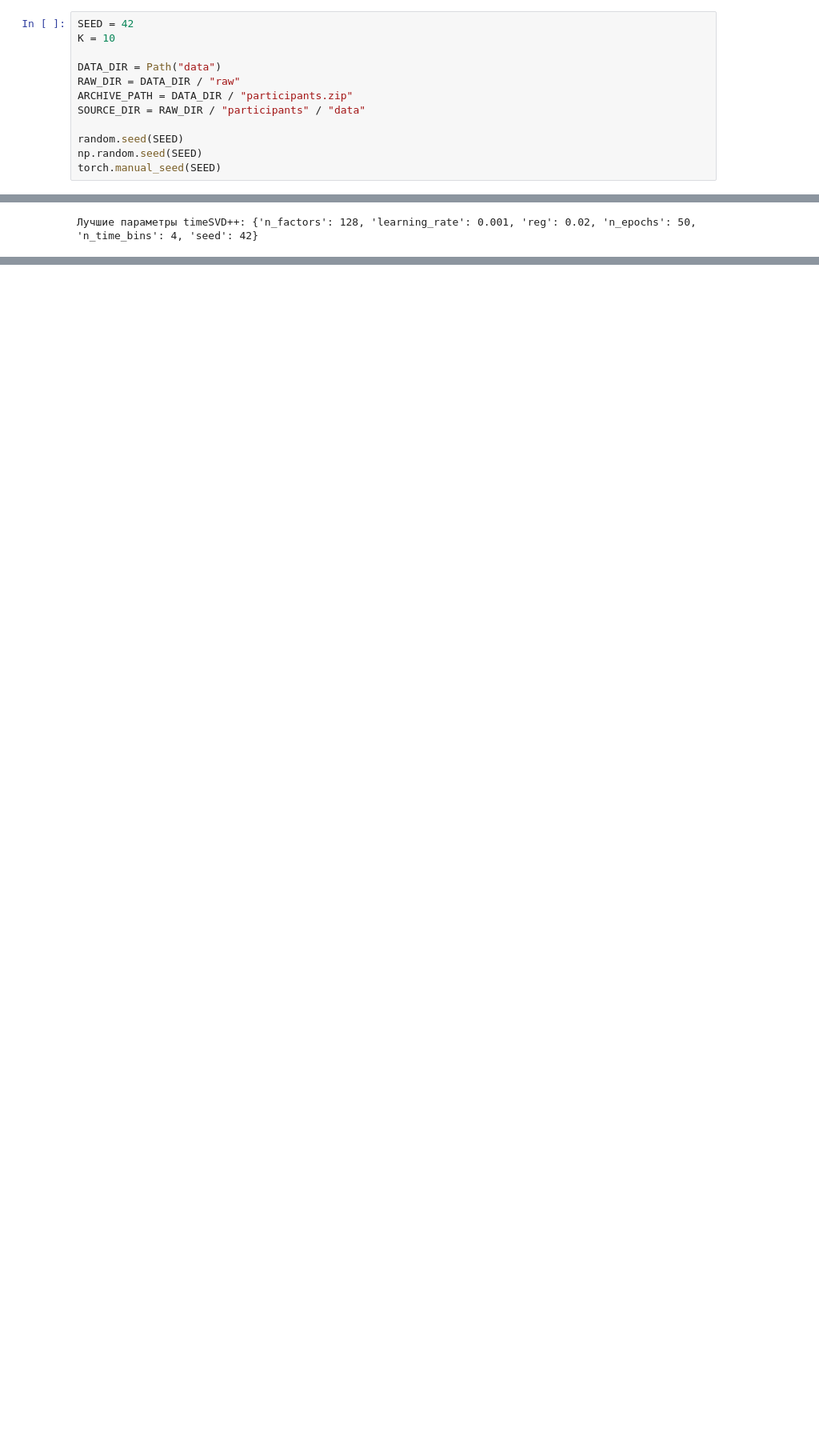
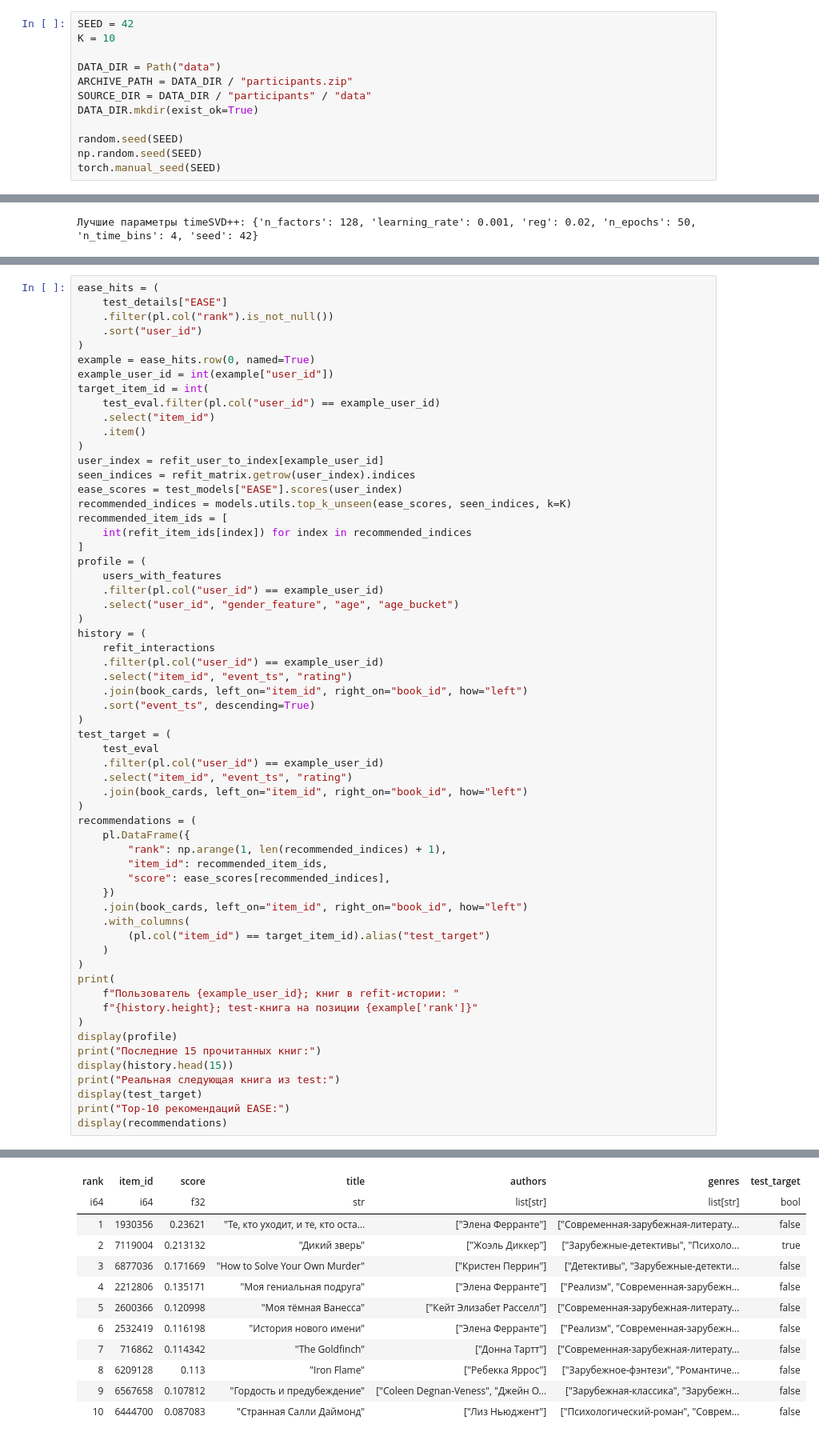
Before and after one commit to vshsch/recsys-hw1, a Jupyter notebook: experiments.ipynb, the cells around one changed output, grey strips where cells are left out. Shown at 80% size. Drawn from its saved outputs; the diff is of its cells as text; blank space fills up the shorter version.

Commit message:
Add test, final notes

```diff
--- a/experiments.ipynb
+++ b/experiments.ipynb
@@ -74,9 +74,9 @@ SEED = 42
 K = 10
 
 DATA_DIR = Path("data")
-RAW_DIR = DATA_DIR / "raw"
 ARCHIVE_PATH = DATA_DIR / "participants.zip"
-SOURCE_DIR = RAW_DIR / "participants" / "data"
+SOURCE_DIR = DATA_DIR / "participants" / "data"
+DATA_DIR.mkdir(exist_ok=True)
 
 random.seed(SEED)
 np.random.seed(SEED)
@@ -2558,0 +2849,61 @@ shape: (6, 7)
+# %%
+ease_hits = (
+    test_details["EASE"]
+    .filter(pl.col("rank").is_not_null())
+    .sort("user_id")
+)
+example = ease_hits.row(0, named=True)
+example_user_id = int(example["user_id"])
+target_item_id = int(
+    test_eval.filter(pl.col("user_id") == example_user_id)
+    .select("item_id")
+    .item()
+)
+user_index = refit_user_to_index[example_user_id]
+seen_indices = refit_matrix.getrow(user_index).indices
+ease_scores = test_models["EASE"].scores(user_index)
+recommended_indices = models.utils.top_k_unseen(ease_scores, seen_indices, k=K)
+recommended_item_ids = [
+    int(refit_item_ids[index]) for index in recommended_indices
+]
+profile = (
+    users_with_features
+    .filter(pl.col("user_id") == example_user_id)
+    .select("user_id", "gender_feature", "age", "age_bucket")
+)
+history = (
+    refit_interactions
+    .filter(pl.col("user_id") == example_user_id)
+    .select("item_id", "event_ts", "rating")
+    .join(book_cards, left_on="item_id", right_on="book_id", how="left")
+    .sort("event_ts", descending=True)
+)
+test_target = (
+    test_eval
+    .filter(pl.col("user_id") == example_user_id)
+    .select("item_id", "event_ts", "rating")
+    .join(book_cards, left_on="item_id", right_on="book_id", how="left")
+)
+recommendations = (
+    pl.DataFrame({
+        "rank": np.arange(1, len(recommended_indices) + 1),
+        "item_id": recommended_item_ids,
+        "score": ease_scores[recommended_indices],
+    })
+    .join(book_cards, left_on="item_id", right_on="book_id", how="left")
+    .with_columns(
+        (pl.col("item_id") == target_item_id).alias("test_target")
+    )
+)
+print(
+    f"Пользователь {example_user_id}; книг в refit-истории: "
+    f"{history.height}; test-книга на позиции {example['rank']}"
+)
+display(profile)
+print("Последние 15 прочитанных книг:")
+display(history.head(15))
+print("Реальная следующая книга из test:")
+display(test_target)
+print("Top-10 рекомендаций EASE:")
+display(recommendations)
+# %% [output]
@@ -2558,0 +2937,12 @@ shape: (6, 7)
+| rank | item_id | score | title | authors | genres | test_target |
+| i64 | i64 | f32 | str | list[str] | list[str] | bool |
+| 1 | 1930356 | 0.23621 | "Те, кто уходит, и те, кто оста… | ["Элена Ферранте"] | ["Современная-зарубежная-литерату... | false |
+| 2 | 7119004 | 0.213132 | "Дикий зверь" | ["Жоэль Диккер"] | ["Зарубежные-детективы", "Психоло... | true |
+| 3 | 6877036 | 0.171669 | "How to Solve Your Own Murder" | ["Кристен Перрин"] | ["Детективы", "Зарубежные-детекти... | false |
+| 4 | 2212806 | 0.135171 | "Моя гениальная подруга" | ["Элена Ферранте"] | ["Реализм", "Современная-зарубежн... | false |
+| 5 | 2600366 | 0.120998 | "Моя тёмная Ванесса" | ["Кейт Элизабет Расселл"] | ["Современная-зарубежная-литерату... | false |
+| 6 | 2532419 | 0.116198 | "История нового имени" | ["Элена Ферранте"] | ["Реализм", "Современная-зарубежн... | false |
+| 7 | 716862 | 0.114342 | "The Goldfinch" | ["Донна Тартт"] | ["Современная-зарубежная-литерату... | false |
+| 8 | 6209128 | 0.113 | "Iron Flame" | ["Ребекка Яррос"] | ["Зарубежное-фэнтези", "Романтиче... | false |
+| 9 | 6567658 | 0.107812 | "Гордость и предубеждение" | ["Coleen Degnan-Veness", "Джейн О... | ["Зарубежная-классика", "Зарубежн... | false |
+| 10 | 6444700 | 0.087083 | "Странная Салли Даймонд" | ["Лиз Ньюджент"] | ["Психологический-роман", "Соврем... | false |
```
Also changed, not shown: parts of 23 cells of this notebook.
